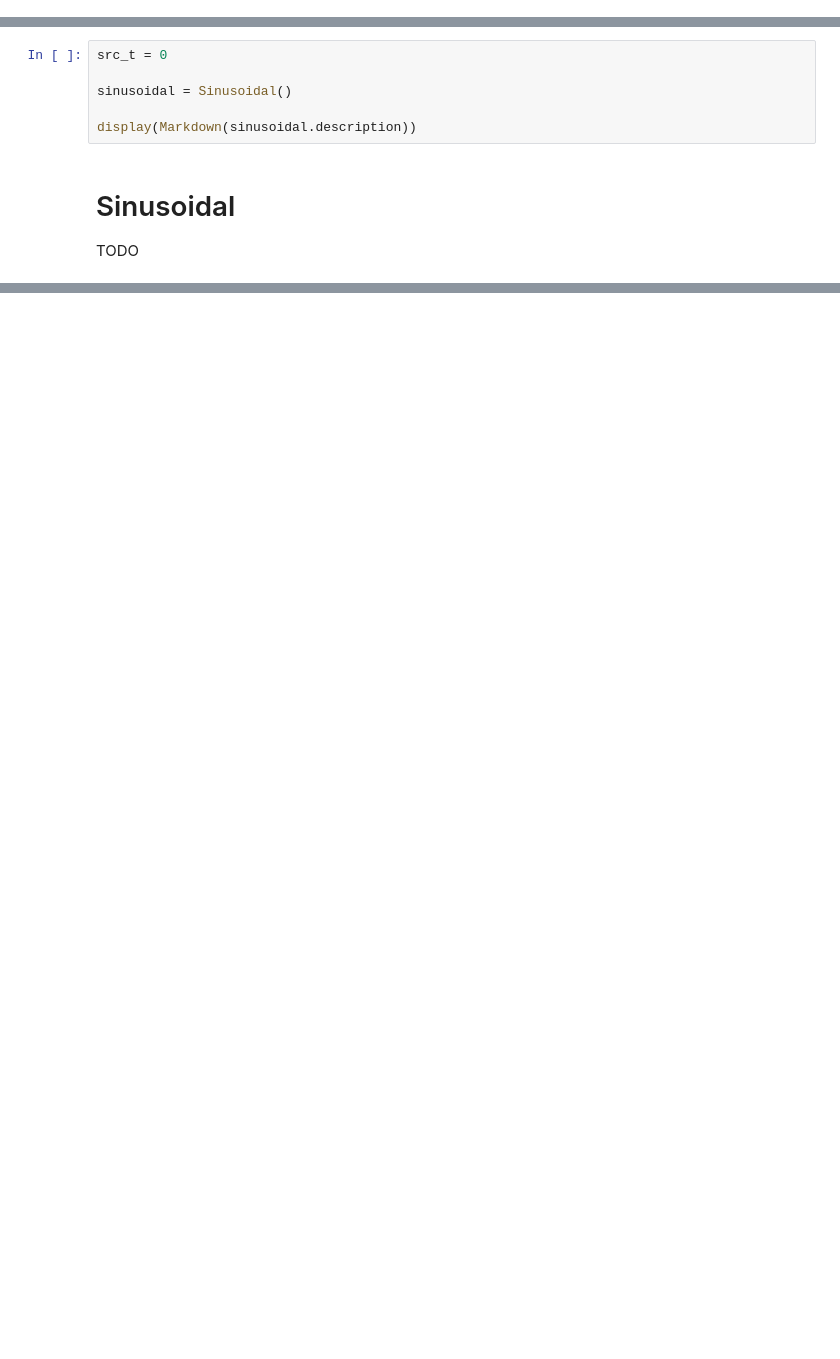
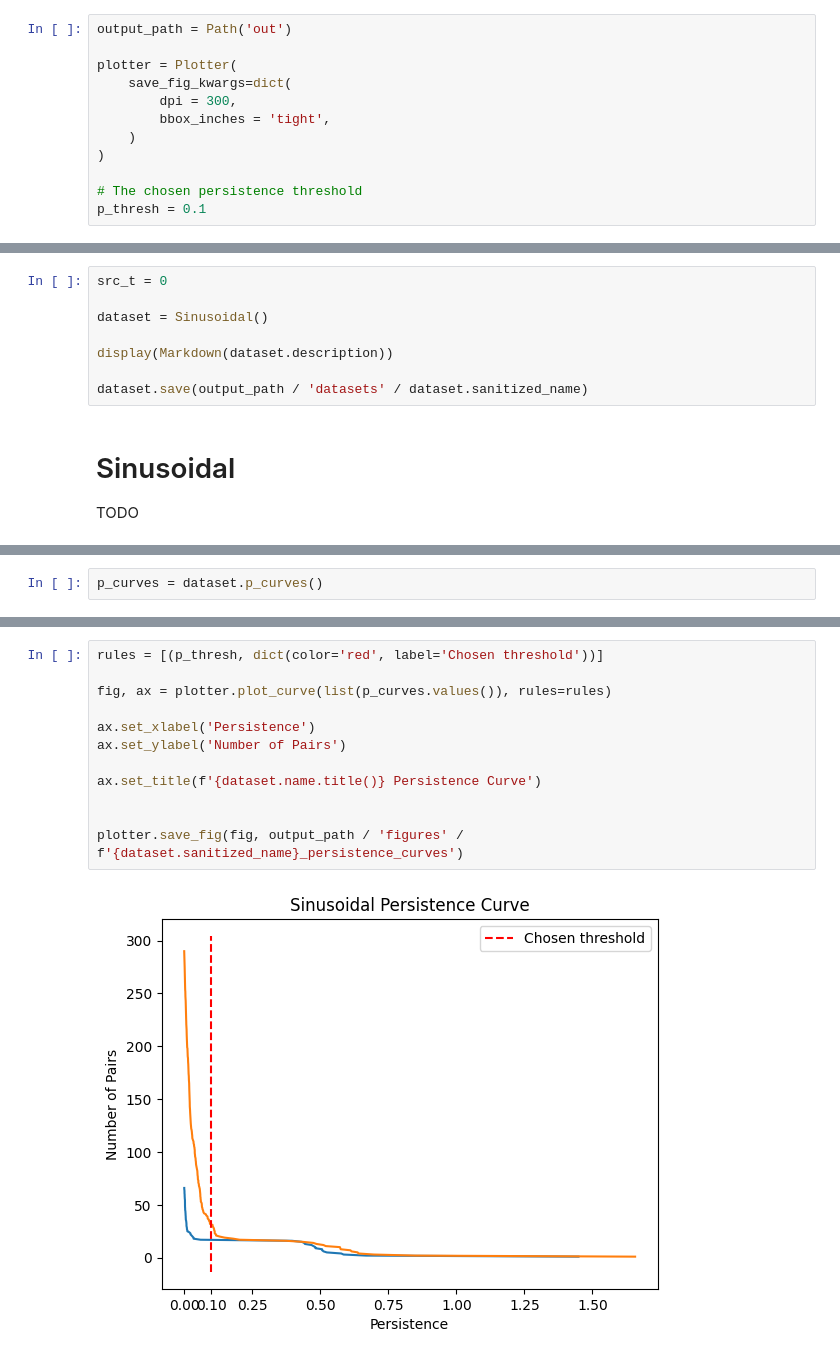
Before and after one commit to tdavislab/MCOpt, a Jupyter notebook: experiments/GWMC-Vis-Short/sinusoidal.ipynb, the cells around one changed output, grey strips where cells are left out. Cells and saved outputs as stored; diff of their text form; blank space fills up the shorter version.

```diff
--- a/experiments/GWMC-Vis-Short/sinusoidal.ipynb
+++ b/experiments/GWMC-Vis-Short/sinusoidal.ipynb
@@ -14 +33,13 @@ output_path = Path('out')
+# %%
+output_path = Path('out')
+
+plotter = Plotter(
+    save_fig_kwargs=dict(
+        dpi = 300,
+        bbox_inches = 'tight',
+    )
+)
+
+# The chosen persistence threshold
+p_thresh = 0.1
 # %% [markdown]
@@ -18,9 +50,11 @@ output_path = Path('out')
 # %%
 src_t = 0
 
-sinusoidal = Sinusoidal()
+dataset = Sinusoidal()
 
-display(Markdown(sinusoidal.description))
+display(Markdown(dataset.description))
+
+dataset.save(output_path / 'datasets' / dataset.sanitized_name)
 # %% [output]
 # Sinusoidal
 TODO
@@ -28,0 +63,2 @@ sinusoidal.save(output_path / 'datasets' / 'sinusoidal')
+# %%
+p_curves = dataset.p_curves()
@@ -28,0 +70,14 @@ sinusoidal.save(output_path / 'datasets' / 'sinusoidal')
+# %%
+rules = [(p_thresh, dict(color='red', label='Chosen threshold'))]
+
+fig, ax = plotter.plot_curve(list(p_curves.values()), rules=rules)
+
+ax.set_xlabel('Persistence')
+ax.set_ylabel('Number of Pairs')
+
+ax.set_title(f'{dataset.name.title()} Persistence Curve')
+
+
+plotter.save_fig(fig, output_path / 'figures' / f'{dataset.sanitized_name}_persistence_curves')
+# %% [output]
+[figure, added]
```
Also changed, not shown: parts of 12 cells of this notebook, 13 other files.
